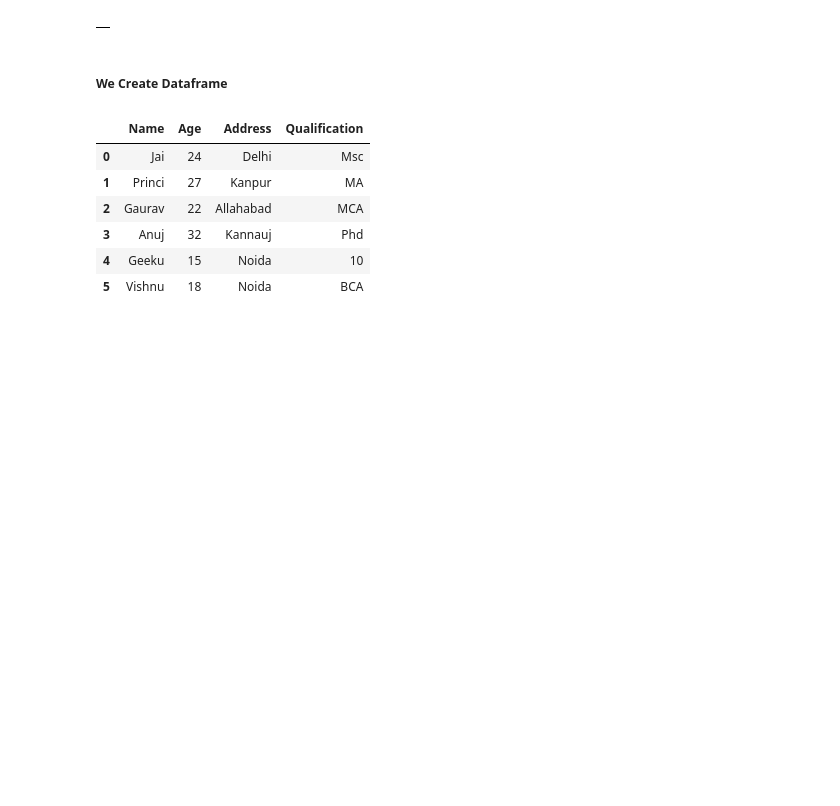
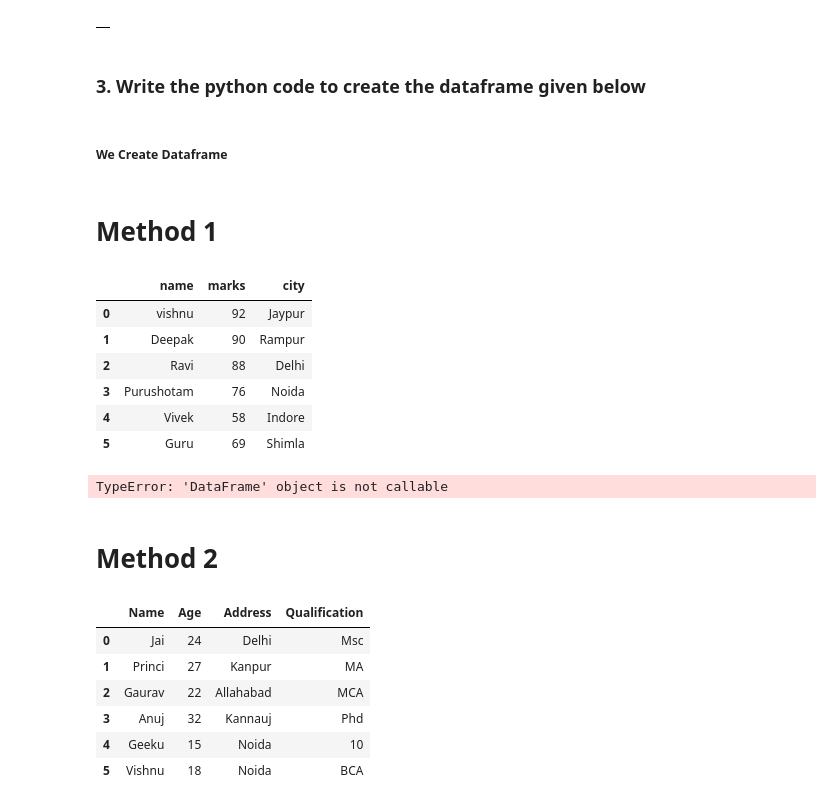
Before and after one commit to ghosh-vishnu/IT-Interview-Question, a Jupyter notebook: Quant_Jugglers/Question.ipynb, the cells around one changed output. Saved outputs shown, nothing was run; the diff lists cells and outputs as text; code cells hidden in the pictures; blank space fills up the shorter version.

```diff
--- a/Quant_Jugglers/Question.ipynb
+++ b/Quant_Jugglers/Question.ipynb
@@ -47,5 +45,30 @@ df2
+# %% [markdown]
+### 3. Write the python code to create the dataframe given below
 # %% [markdown]
 ##### We Create Dataframe
+# %% [markdown]
+# Method 1
+# %%
+import pandas as pd
+dict={"name":['vishnu',"Deepak","Ravi","Purushotam","Vivek","Guru"],
+      "marks":[92,90,88,76,58,69],
+      "city":["Jaypur","Rampur","Delhi","Noida","Indore","Shimla"]}
+dataframe=pd.DataFrame(dict)
+dataframe
+# %% [output]
+|  | name | marks | city |
+| 0 | vishnu | 92 | Jaypur |
+| 1 | Deepak | 90 | Rampur |
+| 2 | Ravi | 88 | Delhi |
+| 3 | Purushotam | 76 | Noida |
+| 4 | Vivek | 58 | Indore |
+| 5 | Guru | 69 | Shimla |
+# %%
+dataframe.loc[dataframe()]
+# %% [output]
+TypeError: 'DataFrame' object is not callable
+# %% [markdown]
+# Method 2
 # %%
 import pandas as pd
 df=pd.DataFrame([{"Name":"Jai","Age":"24","Address":"Delhi","Qualification":"Msc"},
```
Also changed, not shown: parts of 35 cells of this notebook, 1 other file.
